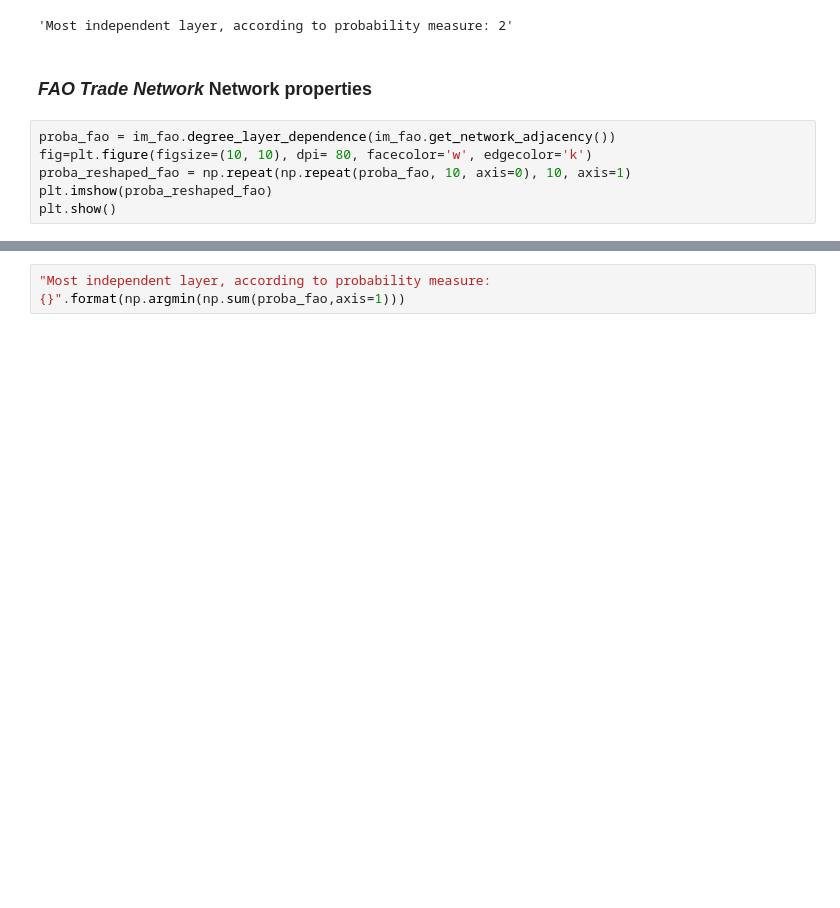
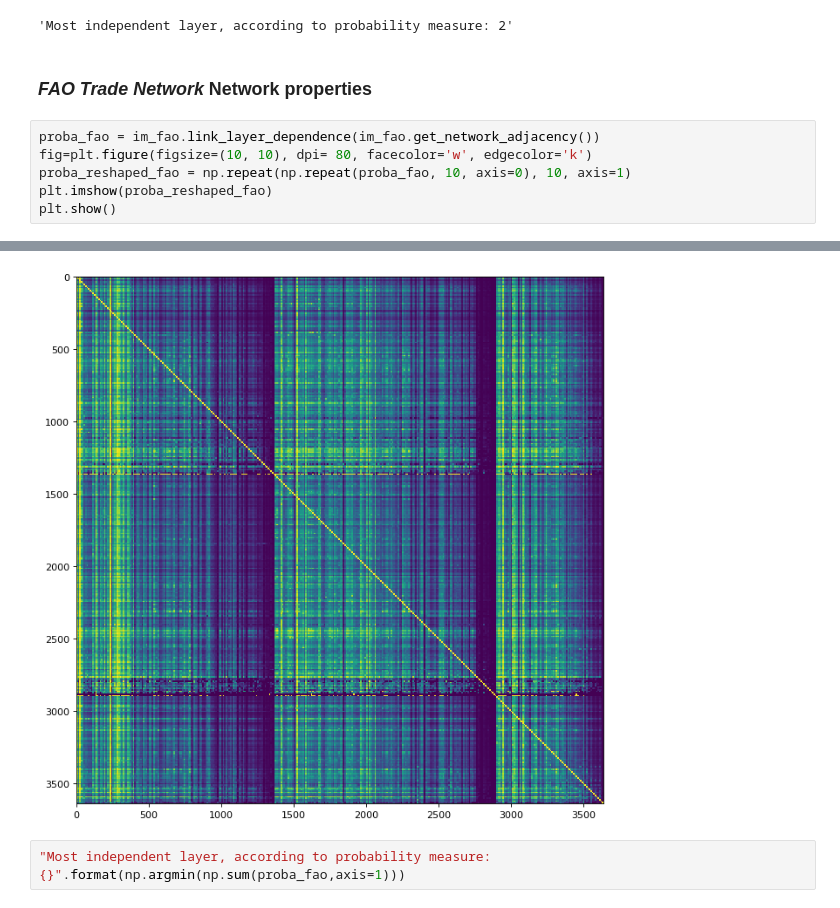
Before and after one commit to filip141/nettools, a Jupyter notebook: notebooks/Interdependence.ipynb, the cells around one changed output, grey strips where cells are left out. Saved outputs shown, nothing was run; the diff lists cells and outputs as text; blank space fills up the shorter version.

```diff
--- a/notebooks/Interdependence.ipynb
+++ b/notebooks/Interdependence.ipynb
@@ -351,7 +338,7 @@ plt.show()
 # %% [markdown]
 ### *FAO Trade Network* Network properties
 # %%
-proba_fao = im_fao.degree_layer_dependence(im_fao.get_network_adjacency())
+proba_fao = im_fao.link_layer_dependence(im_fao.get_network_adjacency())
 fig=plt.figure(figsize=(10, 10), dpi= 80, facecolor='w', edgecolor='k')
 proba_reshaped_fao = np.repeat(np.repeat(proba_fao, 10, axis=0), 10, axis=1)
 plt.imshow(proba_reshaped_fao)
@@ -362,3 +347,4 @@ plt.show()
+[figure, added]
 # %%
 "Most independent layer, according to probability measure: {}".format(np.argmin(np.sum(proba_fao,axis=1)))
 # %% [output]
```
Also changed, not shown: parts of 27 cells of this notebook, 8 other files.
